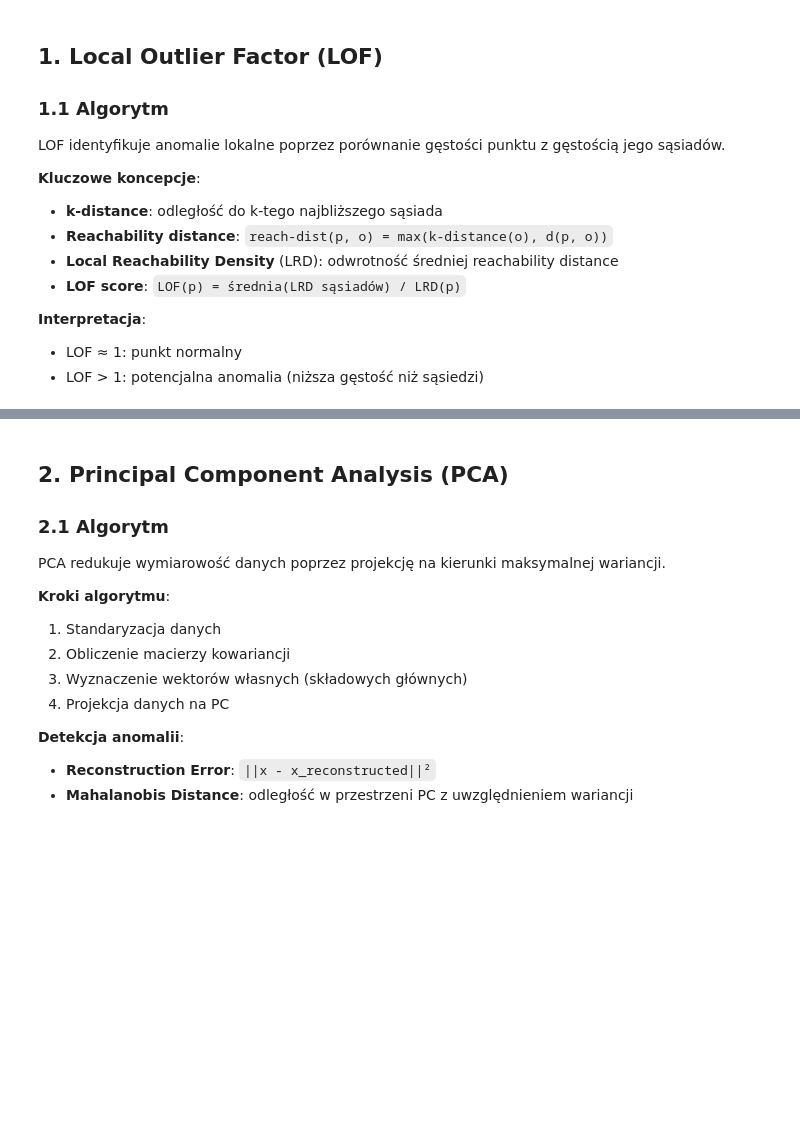
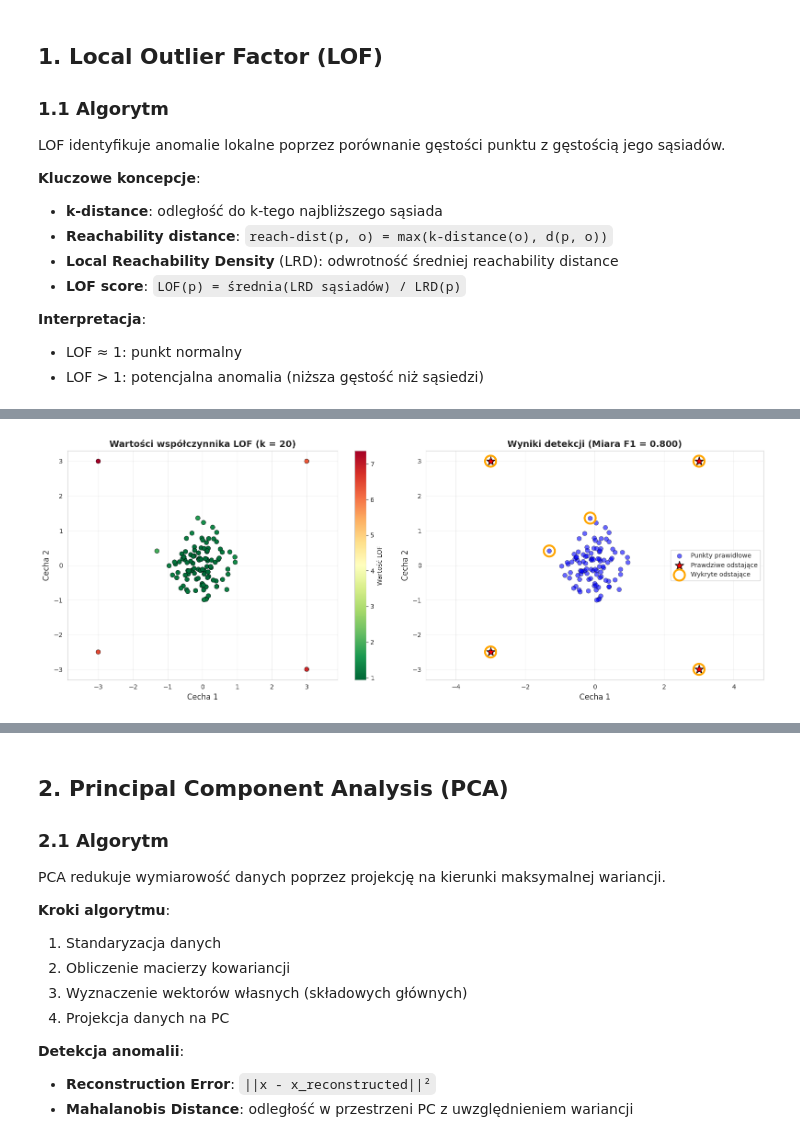
Before and after one commit to MakaronToja2/ml_anomalies, a Jupyter notebook: notebooks/raport2_basic_implementation.ipynb, the cells around one changed output, grey strips where cells are left out. Cells and saved outputs as stored; diff of their text form; code cells hidden in the pictures; blank space fills up the shorter version.

```diff
--- a/notebooks/raport2_basic_implementation.ipynb
+++ b/notebooks/raport2_basic_implementation.ipynb
@@ -99,14 +129,14 @@ plt.show()
 # %%
-# Test 2: Gaussowskie klastry z outlierami
+# Test 2: Gaussowskie klastry z punktami odstającymi
 print("\nTest 2: LOF na danych gaussowskich")
 print("=" * 50)
 
 np.random.seed(42)
 
-# Generate Gaussian cluster
+# Generowanie danych: skupisko gaussowskie (inliers)
 X_inliers = np.random.randn(100, 2) * 0.5
 
-# Add outliers
+# Dodanie punktów odstających
 X_outliers = np.array([
     [3, 3],
     [-3, 3],
@@ -115,53 +145,72 @@ X_outliers = np.array([
 ])
 
 X = np.vstack([X_inliers, X_outliers])
-y_true = np.hstack([np.zeros(100), np.ones(4)])  # Ground truth labels
+y_true = np.hstack([np.zeros(100), np.ones(4)])  # Etykiety rzeczywiste (0 = normalny, 1 = odstający)
 
-# Fit LOF
+# Dopasowanie modelu LOF
 lof = LOF(n_neighbors=20)
 scores = lof.fit_predict(X)
 
-# Threshold
+# Próg decyzyjny
 threshold = 1.5
 y_pred = (scores > threshold).astype(int)
 
-# Calculate metrics
+# Obliczanie metryk
 from sklearn.metrics import precision_score, recall_score, f1_score
 
 precision = precision_score(y_true, y_pred)
 recall = recall_score(y_true, y_pred)
 f1 = f1_score(y_true, y_pred)
 
-print(f"\nMetrics (threshold={threshold}):")
-print(f"  Precision: {precision:.3f}")
-print(f"  Recall: {recall:.3f}")
-print(f"  F1-score: {f1:.3f}")
+print(f"\nMetryki (próg = {threshold}):")
+print(f"  Precyzja (Precision): {precision:.3f}")
+print(f"  Czułość (Recall): {recall:.3f}")
+print(f"  Miara F1: {f1:.3f}")
 
-# Visualization
+# Wizualizacja wyników
 fig, axes = plt.subplots(1, 2, figsize=(16, 6))
 
-# Plot 1: LOF scores
-scatter1 = axes[0].scatter(X[:, 0], X[:, 1], c=scores, s=50,
-                          cmap='RdYlGn_r', edgecolors='black', linewidths=0.5)
-axes[0].set_xlabel('Feature 1', fontsize=12)
-axes[0].set_ylabel('Feature 2', fontsize=12)
-axes[0].set_title('LOF Scores (k=20)', fontsize=14, fontweight='bold')
-plt.colorbar(scatter1, ax=axes[0], label='LOF Score')
+# --- Wykres 1: Wartości współczynnika LOF ---
+scatter1 = axes[0].scatter(
+    X[:, 0], X[:, 1],
+    c=scores, s=50,
+    cmap='RdYlGn_r',
+    edgecolors='black',
+    linewidths=0.5
+)
+axes[0].set_xlabel('Cecha 1', fontsize=12)
+axes[0].set_ylabel('Cecha 2', fontsize=12)
+axes[0].set_title('Wartości współczynnika LOF (k = 20)', fontsize=14, fontweight='bold')
+plt.colorbar(scatter1, ax=axes[0], label='Wartość LOF')
 axes[0].grid(True, alpha=0.3)
+axes[0].axis('equal')
 
-# Plot 2: Predictions vs Ground Truth
-axes[1].scatter(X[y_true == 0, 0], X[y_true == 0, 1],
-               c='blue', s=50, alpha=0.6, label='True Inliers', edgecolors='black', linewidths=0.5)
-axes[1].scatter(X[y_true == 1, 0], X[y_true == 1, 1],
-               c='red', s=200, marker='*', label='True Outliers', edgecolors='black', linewidths=1)
-axes[1].scatter(X[y_pred == 1, 0], X[y_pred == 1, 1],
-               facecolors='none', s=300, marker='o',
-               edgecolors='orange', linewidths=3, label='Detected Outliers')
-axes[1].set_xlabel('Feature 1', fontsize=12)
-axes[1].set_ylabel('Feature 2', fontsize=12)
-axes[1].set_title(f'Detection Results (F1={f1:.3f})', fontsize=14, fontweight='bold')
+# --- Wykres 2: Wyniki detekcji w porównaniu z prawdą ---
+axes[1].scatter(
+    X[y_true == 0, 0], X[y_true == 0, 1],
+    c='blue', s=50, alpha=0.6,
+    label='Punkty prawidłowe',
+    edgecolors='black', linewidths=0.5
+)
+axes[1].scatter(
+    X[y_true == 1, 0], X[y_true == 1, 1],
+    c='red', s=200, marker='*',
+    label='Prawdziwe odstające',
+    edgecolors='black', linewidths=1
+)
+axes[1].scatter(
+    X[y_pred == 1, 0], X[y_pred == 1, 1],
+    facecolors='none', s=300, marker='o',
+    edgecolors='orange', linewidths=3,
+    label='Wykryte odstające'
+)
+axes[1].set_xlabel('Cecha 1', fontsize=12)
+axes[1].set_ylabel('Cecha 2', fontsize=12)
+axes[1].set_title(f'Wyniki detekcji (Miara F1 = {f1:.3f})', fontsize=14, fontweight='bold')
 axes[1].legend(fontsize=10)
 axes[1].grid(True, alpha=0.3)
+axes[1].axis('equal')
 
 plt.tight_layout()
 plt.show()
+# %% [output]
@@ -168 +224,2 @@ plt.show()
+[figure, added]
 # %%
```
Also changed, not shown: parts of 9 cells of this notebook.
